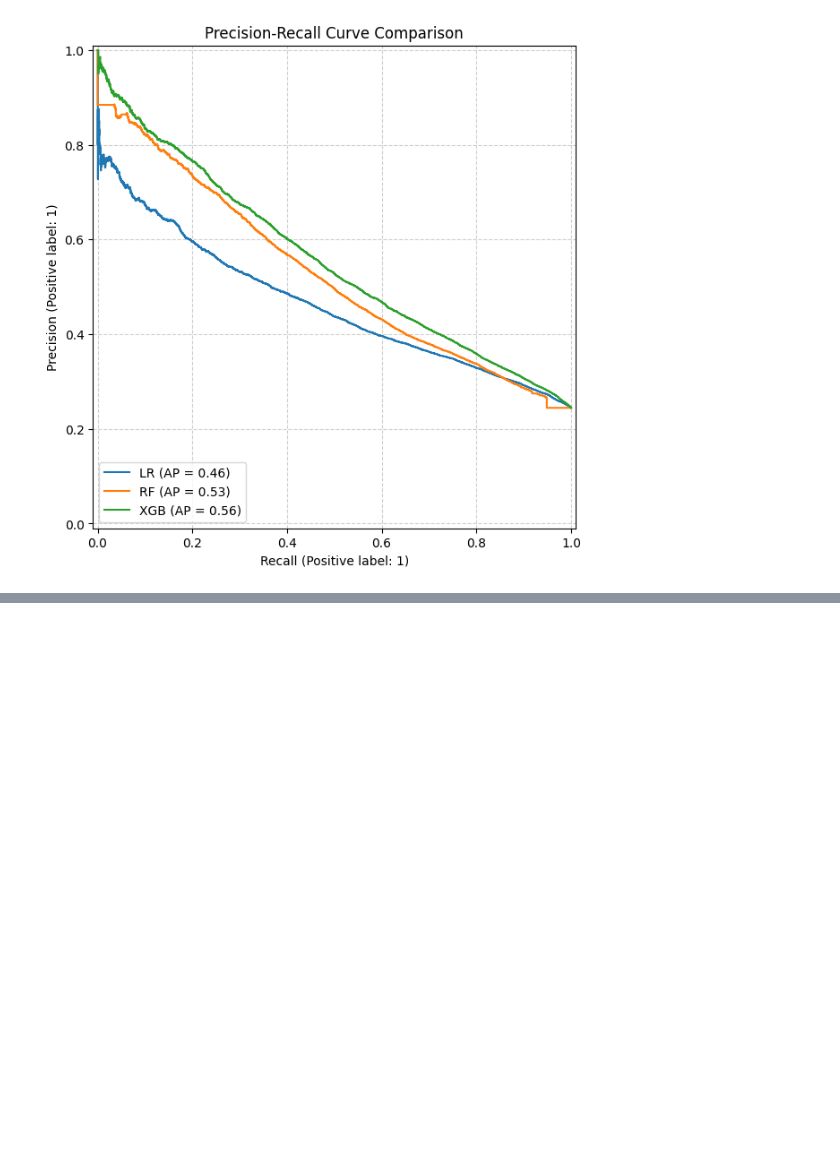
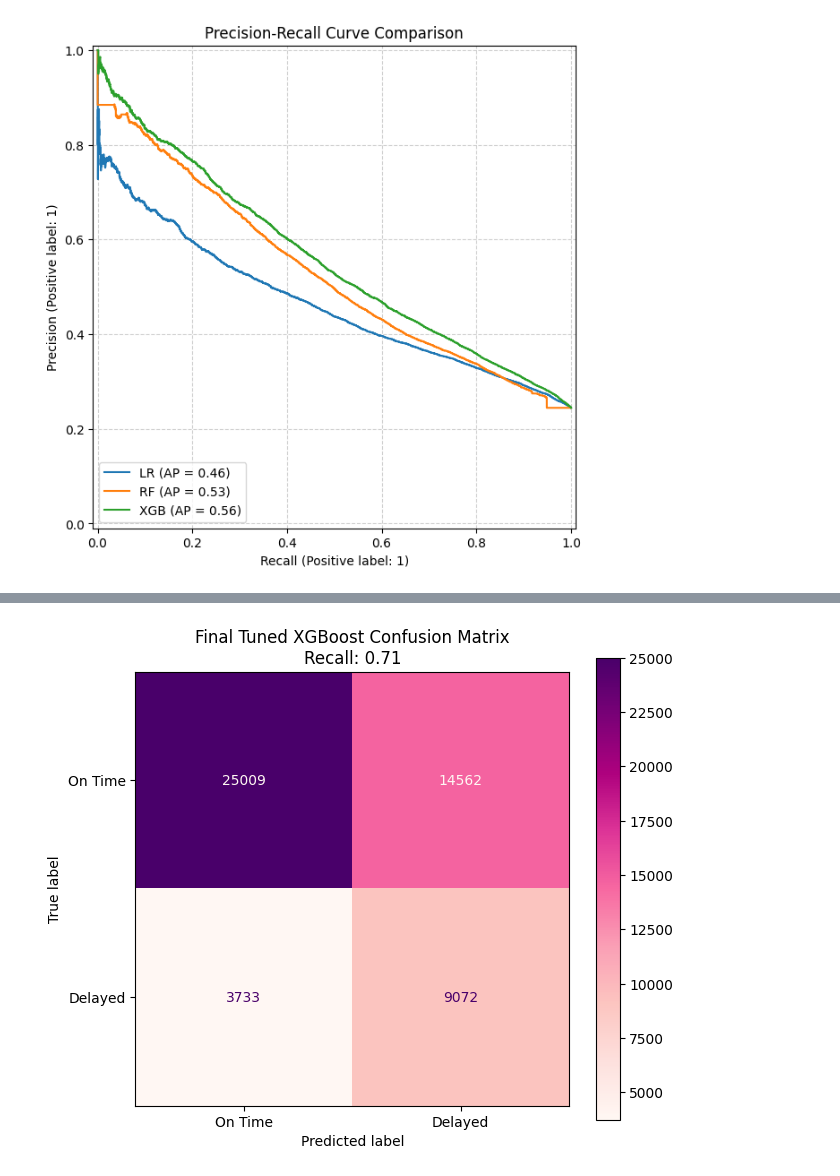
Before and after one commit to lucyg04/nycflights13, a Jupyter notebook: Practical 1/practical1_py.ipynb, the cells around one changed output, grey strips where cells are left out. Drawn from its saved outputs; the diff is of its cells as text; code cells hidden in the pictures; blank space fills up the shorter version.

```diff
--- a/Practical 1/practical1_py.ipynb
+++ b/Practical 1/practical1_py.ipynb
@@ -1444,0 +1484,15 @@ plt.show()
+# %%
+# Initialize the final tuned model with the best parameters found
+final_xgboost_model = XGBClassifier(
+    subsample=0.7,
+    scale_pos_weight=3.6, # Manually pulled this down from 6.17210173193946
+    n_estimators=300,
+    max_depth=7, # Pulled this down from 9 for better generalisation
+    learning_rate=0.01,
+    random_state=42
+)
+
+# Fit the model to your prepared training data
+final_xgboost_model.fit(prepared_training_data, train_labels)
+
+print("Final tuned XGBoost model is ready.")
@@ -1444,0 +1501,10 @@ plt.show()
+# %%
+# Make predictions
+final_preds = final_xgboost_model.predict(prepared_validation_data)
+
+# Check Recall
+tuned_recall = recall_score(validation_labels, final_preds)
+print(f"Tuned Model Recall: {tuned_recall:.4f}")
+
+# Full report to see the Precision-Recall trade-off
+print(classification_report(validation_labels, final_preds))
@@ -1444,0 +1521,14 @@ plt.show()
+# %%
+cm = confusion_matrix(validation_labels, final_preds)
+
+# 3. Plot the single matrix
+fig, ax = plt.subplots(figsize=(7, 6))
+disp = ConfusionMatrixDisplay(confusion_matrix=cm, display_labels=['On Time', 'Delayed'])
+
+# Using your requested 'RdPu' color scheme
+disp.plot(ax=ax, cmap='RdPu', values_format='d')
+
+plt.title(f"Final Tuned XGBoost Confusion Matrix\nRecall: {tuned_recall:.2f}")
+plt.show()
+# %% [output]
+[figure, added]
```
Also changed, not shown: parts of 4 cells of this notebook.
